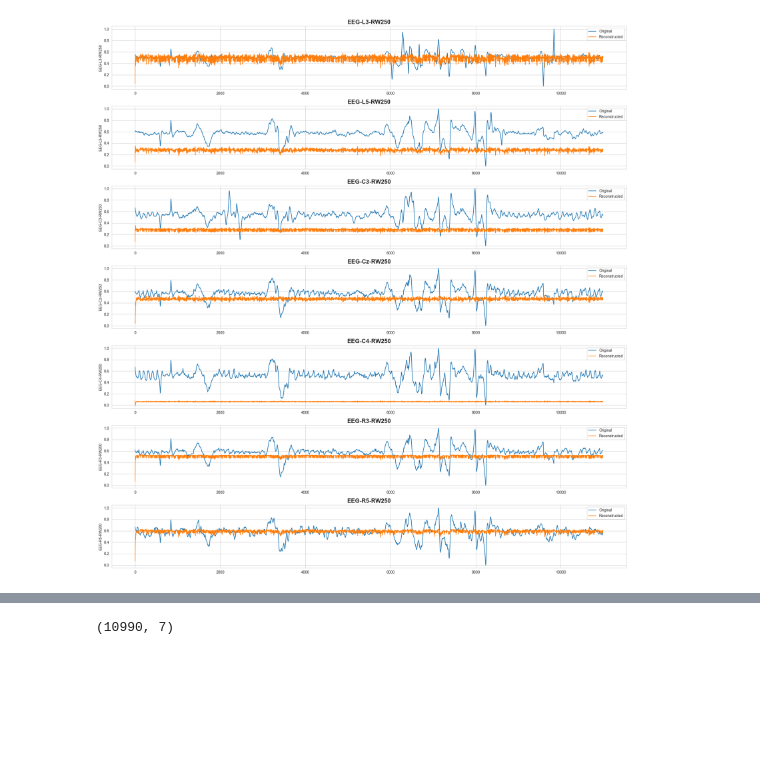
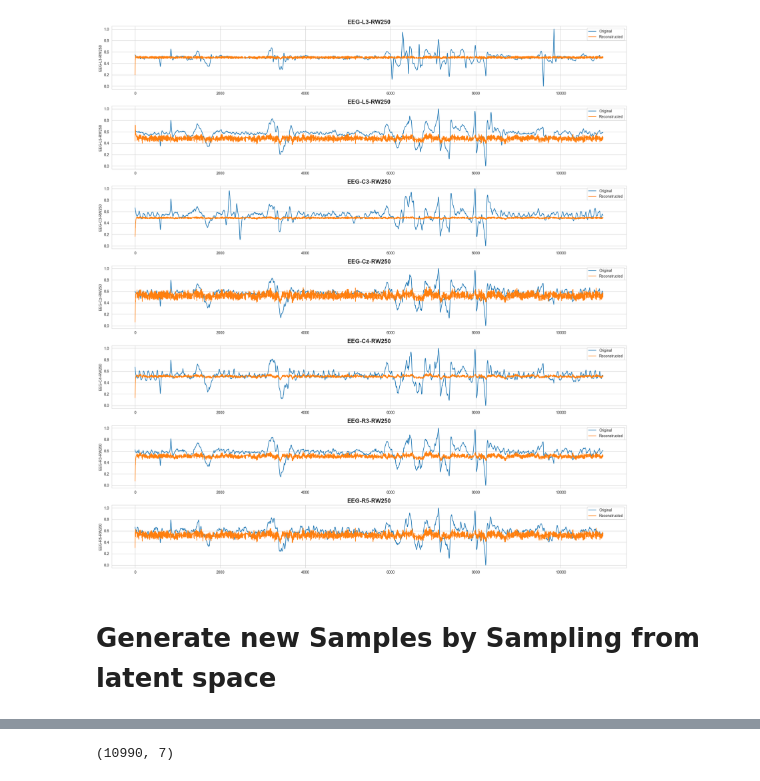
Before and after one commit to negralessio/biosignals-gen-ai, a Jupyter notebook: notebooks/vae.ipynb, the cells around one changed output, grey strips where cells are left out. Saved outputs shown, nothing was run; the diff lists cells and outputs as text; code cells hidden in the pictures; blank space fills up the shorter version.

```diff
--- a/notebooks/vae.ipynb
+++ b/notebooks/vae.ipynb
@@ -19,6 +23,11 @@ df_list: list[pd.DataFrame] = dataloader.load_data()
 # %%
-preprocesser = Preprocesser(df_list=df_list, condition="MathxHard", rolling_window_size=250, fixed_size=10990)
-FEATURE_NAMES = list(preprocesser.df_list_processed[0].columns)
-tensor: np.array = preprocesser.preprocess_data()
+preprocessor_train = Preprocesser(df_list=df_list, condition="MathxHard", rolling_window_size=250, fixed_size=10990)
+tensor: np.array = preprocessor_train.preprocess_data()
+FEATURE_NAMES = list(preprocessor_train.df_list_processed[0].columns)
+
+#preprocessor_val = Preprocesser(df_list=df_list_val, condition="MathxHard", rolling_window_size=250, fixed_size=10990)
+#tensor_val: np.array = preprocessor_val.preprocess_data()
+
 print(tensor.shape)
+#print(tensor_val.shape)
 # %% [output]
@@ -39,2 +47,0 @@ vae.build((None, tensor.shape[1], tensor.shape[2]))
-# %%
-history = vae.fit(tensor, epochs=16, batch_size=2)
@@ -74,0 +66,3 @@ plot_history(history)
+# %%
+# TODO: Add callbacks, for EarlyStopping and LR Reduce
+history = vae.fit(tensor, epochs=64, batch_size=2)#, validation_data=(tensor_val, tensor_val))
@@ -89,17 +142,19 @@ train_sample_reconstructed = vae.predict(train_sample)
 # %%
 # Compare original and reconstruction
 def compare_original_and_reconstruction(sample: np.array, sample_reconstructed: np.array) -> None:
     df_sample = pd.DataFrame(sample, columns=FEATURE_NAMES)
     df_reconstructed = pd.DataFrame(sample_reconstructed, columns=FEATURE_NAMES)
 
     fig, axes = plt.subplots(nrows=len(FEATURE_NAMES), ncols=1, figsize=(20, len(FEATURE_NAMES)*3))
     for col, ax in zip(FEATURE_NAMES, axes.flatten()):
         sns.lineplot(data=df_sample, x=df_sample.index, y=col, ax=ax, label="Original")
         sns.lineplot(data=df_reconstructed, x=df_reconstructed.index, y=col, ax=ax, label="Reconstructed")
         ax.set_title(col, fontweight="bold", size=16)
     fig.tight_layout()
 
 
-compare_original_and_reconstruction(val_sample[0], val_sample_reconstructed[0])
+compare_original_and_reconstruction(train_sample[0], train_sample_reconstructed[0])
 # %% [output]
-[figure, old version]
+[figure, new version]
+# %% [markdown]
+# Generate new Samples by Sampling from latent space
```
Also changed, not shown: parts of 20 cells of this notebook.
